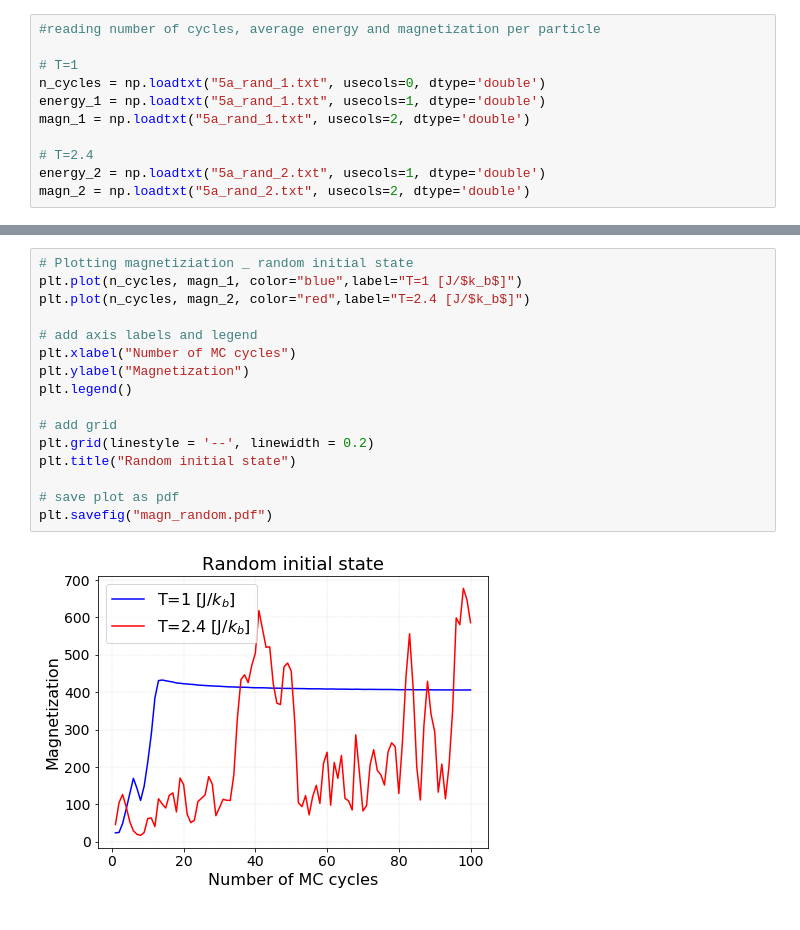
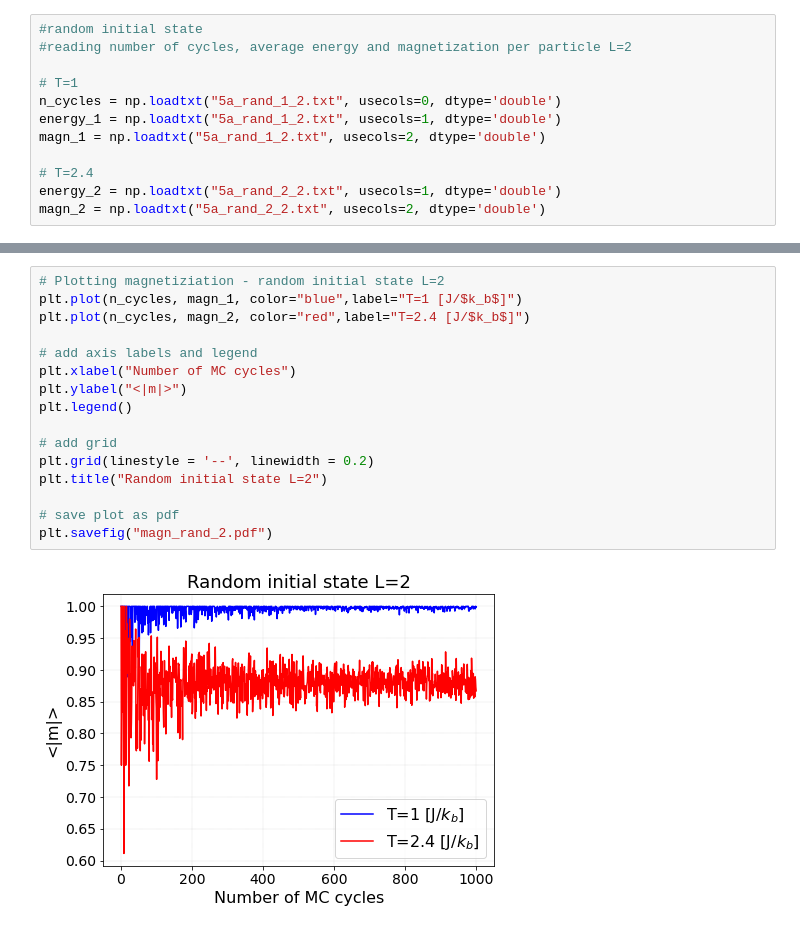
Before and after one commit to FrancescaFerrero/FYS3150, a Jupyter notebook: Project 4/prob_5_plot.ipynb, the cells around one changed output, grey strips where cells are left out. Drawn from its saved outputs; the diff is of its cells as text.

```diff
--- a/Project 4/prob_5_plot.ipynb
+++ b/Project 4/prob_5_plot.ipynb
@@ -16,13 +19,14 @@ mpl.rcParams['ytick.labelsize'] = 14
 mpl.rcParams['legend.fontsize'] = 16
 plt.rcParams["figure.figsize"] = (7,5)
 # %%
-#reading number of cycles, average energy and magnetization per particle
+#random initial state
+#reading number of cycles, average energy and magnetization per particle L=2
 
 # T=1
-n_cycles = np.loadtxt("5a_rand_1.txt", usecols=0, dtype='double')
-energy_1 = np.loadtxt("5a_rand_1.txt", usecols=1, dtype='double')
-magn_1 = np.loadtxt("5a_rand_1.txt", usecols=2, dtype='double')
+n_cycles = np.loadtxt("5a_rand_1_2.txt", usecols=0, dtype='double')
+energy_1 = np.loadtxt("5a_rand_1_2.txt", usecols=1, dtype='double')
+magn_1 = np.loadtxt("5a_rand_1_2.txt", usecols=2, dtype='double')
 
 # T=2.4
-energy_2 = np.loadtxt("5a_rand_2.txt", usecols=1, dtype='double')
-magn_2 = np.loadtxt("5a_rand_2.txt", usecols=2, dtype='double')
+energy_2 = np.loadtxt("5a_rand_2_2.txt", usecols=1, dtype='double')
+magn_2 = np.loadtxt("5a_rand_2_2.txt", usecols=2, dtype='double')
@@ -47,18 +81,18 @@ plt.savefig("Energy_random.pdf")
 # %%
-# Plotting magnetiziation _ random initial state
+# Plotting magnetiziation - random initial state L=2
 plt.plot(n_cycles, magn_1, color="blue",label="T=1 [J/$k_b$]")
 plt.plot(n_cycles, magn_2, color="red",label="T=2.4 [J/$k_b$]")
 
 # add axis labels and legend
 plt.xlabel("Number of MC cycles")
-plt.ylabel("Magnetization")
+plt.ylabel("<|m|>")
 plt.legend()
 
 # add grid
 plt.grid(linestyle = '--', linewidth = 0.2)
-plt.title("Random initial state")
+plt.title("Random initial state L=2")
 
 # save plot as pdf
-plt.savefig("magn_random.pdf")
+plt.savefig("magn_rand_2.pdf")
 # %% [output]
-[figure, old version]
+[figure, new version]
```
Also changed, not shown: parts of 13 cells of this notebook, 9 other files.
